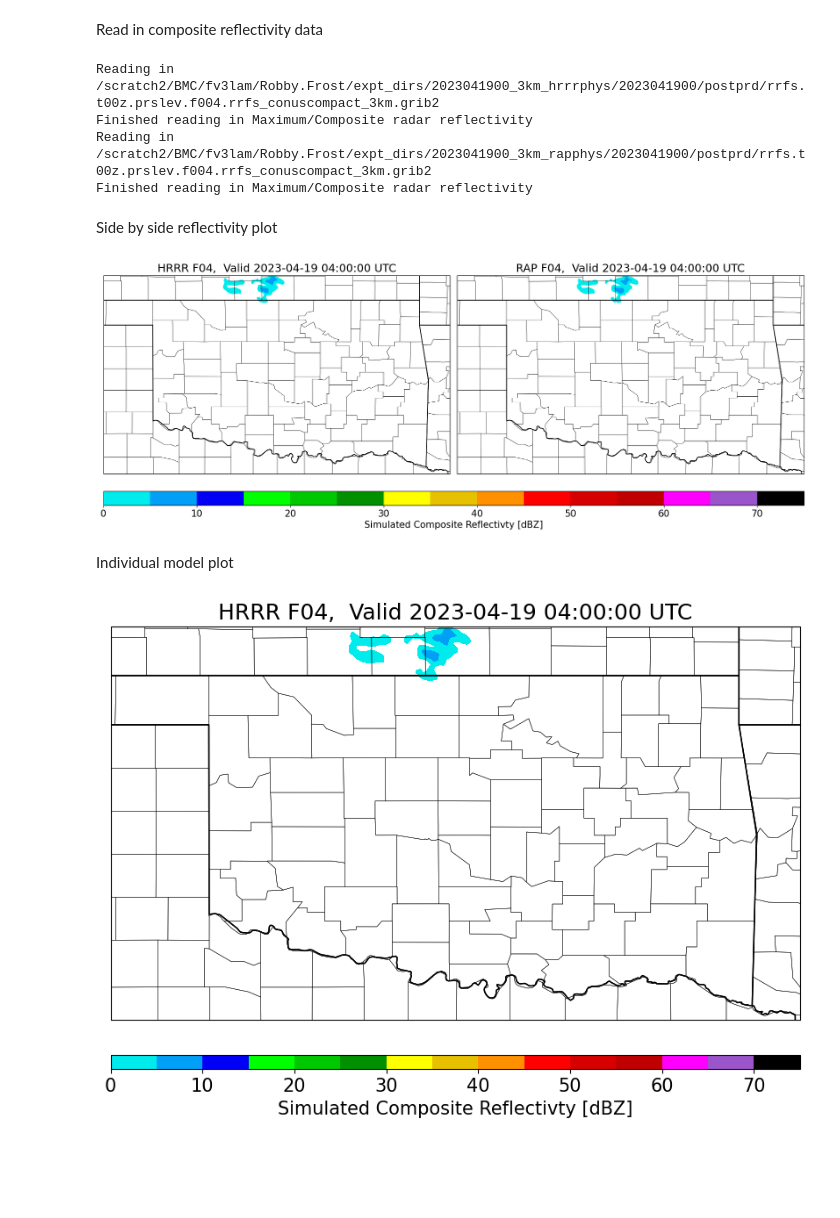
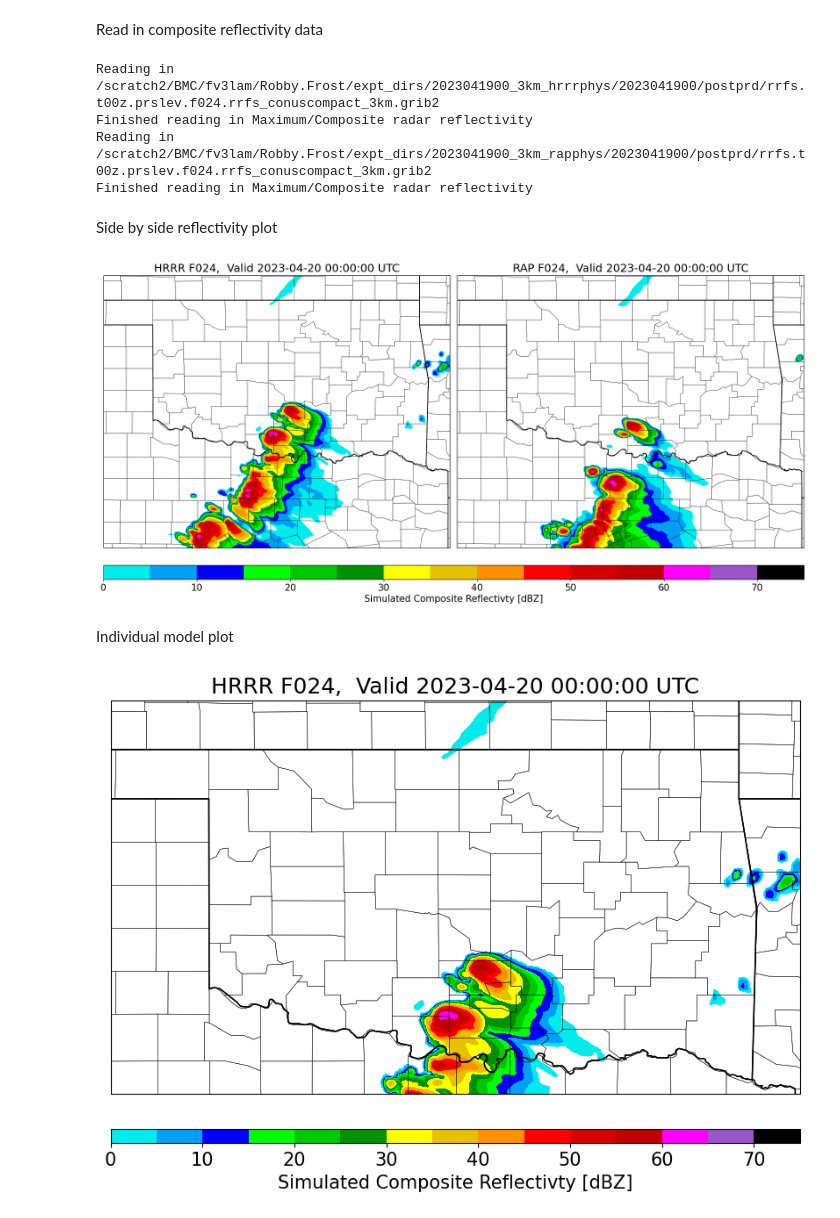
Before and after one commit to robbyfrost/plotting_ufs, a Jupyter notebook: plot_refc.ipynb, the cells around one changed output. Drawn from its saved outputs; the diff is of its cells as text; code cells hidden in the pictures; blank space fills up the shorter version.

Commit message:
Updates to plotting codes

```diff
--- a/plot_refc.ipynb
+++ b/plot_refc.ipynb
@@ -21,7 +21,7 @@ import geopandas as gpd
 Read in composite reflectivity data
 # %%
 # hour of interest
-hr = 4
+hr = 24
 # directory where hrrr grib data are located
 dgrib_h = "/scratch2/BMC/fv3lam/Robby.Frost/expt_dirs/2023041900_3km_hrrrphys/2023041900/postprd/"
 # directory where rap grib data are located
@@ -37,9 +37,9 @@ figdir = "/scratch2/BMC/fv3lam/Robby.Frost/figures/20230419/refc/"
 refc_h, lat, lon, valid_date = read_grib(hr, dgrib_h, nat_prs, mn_refc)
 refc_r = read_grib(hr, dgrib_r, nat_prs, mn_refc, array_only=True)
 # %% [output]
-Reading in /scratch2/BMC/fv3lam/Robby.Frost/expt_dirs/2023041900_3km_hrrrphys/2023041900/postprd/rrfs.t00z.prslev.f004.rrfs_conuscompact_3km.grib2
+Reading in /scratch2/BMC/fv3lam/Robby.Frost/expt_dirs/2023041900_3km_hrrrphys/2023041900/postprd/rrfs.t00z.prslev.f024.rrfs_conuscompact_3km.grib2
 Finished reading in Maximum/Composite radar reflectivity
-Reading in /scratch2/BMC/fv3lam/Robby.Frost/expt_dirs/2023041900_3km_rapphys/2023041900/postprd/rrfs.t00z.prslev.f004.rrfs_conuscompact_3km.grib2
+Reading in /scratch2/BMC/fv3lam/Robby.Frost/expt_dirs/2023041900_3km_rapphys/2023041900/postprd/rrfs.t00z.prslev.f024.rrfs_conuscompact_3km.grib2
 Finished reading in Maximum/Composite radar reflectivity
 # %%
 # plotting setup
@@ -65,35 +65,35 @@ c0 = ax[0].contourf(lon, lat, refc_h.values, clevs,
                     transform=ccrs.PlateCarree(),
                     cmap=colors)
 # plot RAP
 c1 = ax[1].contourf(lon, lat, refc_r.values, clevs,
                     transform=ccrs.PlateCarree(),
                     cmap=colors)
 
 # mapping
-plt_area = [-101, -94, 33.5, 37.5] # W, E, S, N
+plt_area = [-101, -94, 32, 37.5] # W, E, S, N
 for i, iax in enumerate(ax):
     iax.coastlines()
     iax.add_feature(cpf.BORDERS)
     iax.add_feature(cpf.STATES)
     iax.set_extent(plt_area)
     # Load the json file with county coordinates
     geoData = gpd.read_file('https://raw.githubusercontent.com/holtzy/The-Python-Graph-Gallery/master/static/data/US-counties.geojson')
     geoData.plot(ax=iax, color="none", lw=0.3, aspect=1)
 
 # add axes titles
 ax[0].set_title(f"HRRR F0{hr},  Valid {valid_date} UTC")
 ax[1].set_title(f"RAP F0{hr},  Valid {valid_date} UTC")
 
 # Add colorbar
 cbar = fig.colorbar(c0, ax=ax, orientation='horizontal', extend=True, pad=0.05, aspect=50)
 cbar.set_label('Simulated Composite Reflectivty [dBZ]')
 
 # save figure
 plt.savefig(f"{figdir}refc_sidebyside_f{hr}.png")
 plt.show()
 plt.close()
 # %% [output]
-[figure, old version]
+[figure, new version]
 # %% [markdown]
 Individual model plot
 # %%
@@ -135,4 +135,4 @@ plt.savefig(f"{figdir}refc_HRRR_f{hr}.png")
 plt.show()
 plt.close()
 # %% [output]
-[figure, old version]
+[figure, new version]
```
Also changed, not shown: 4 other files.
